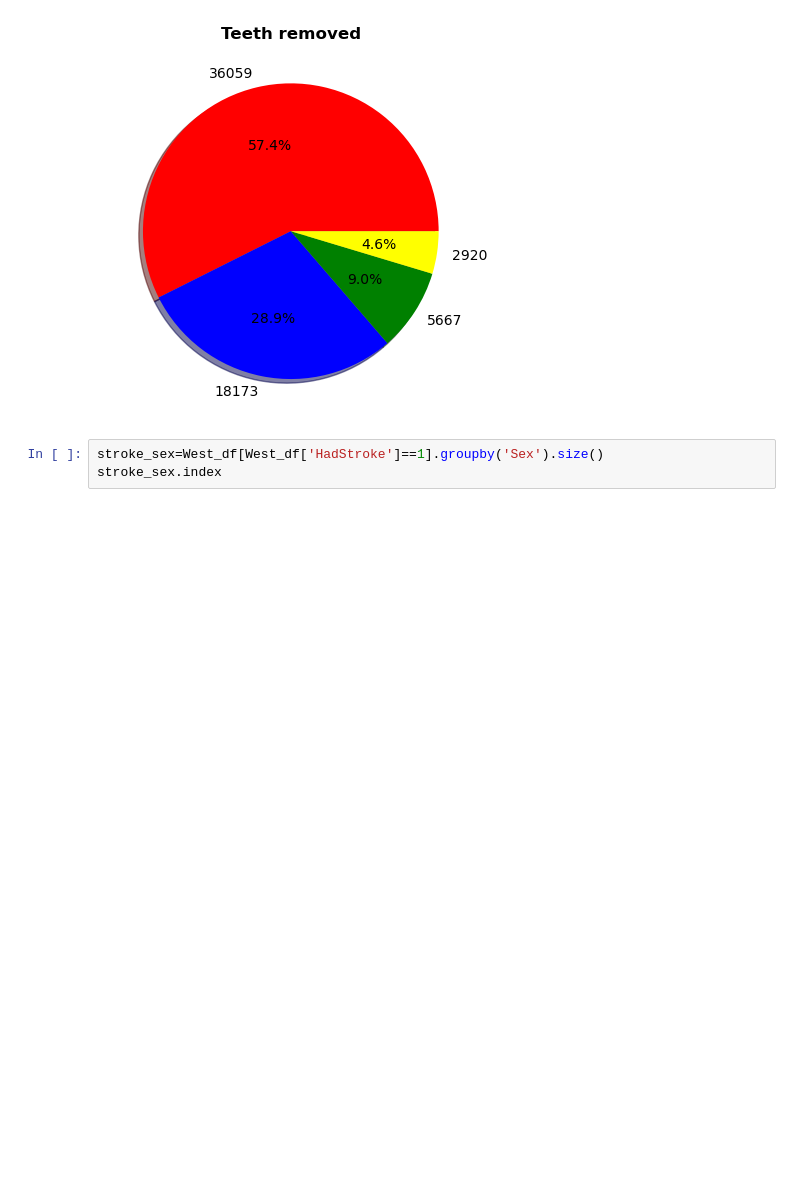
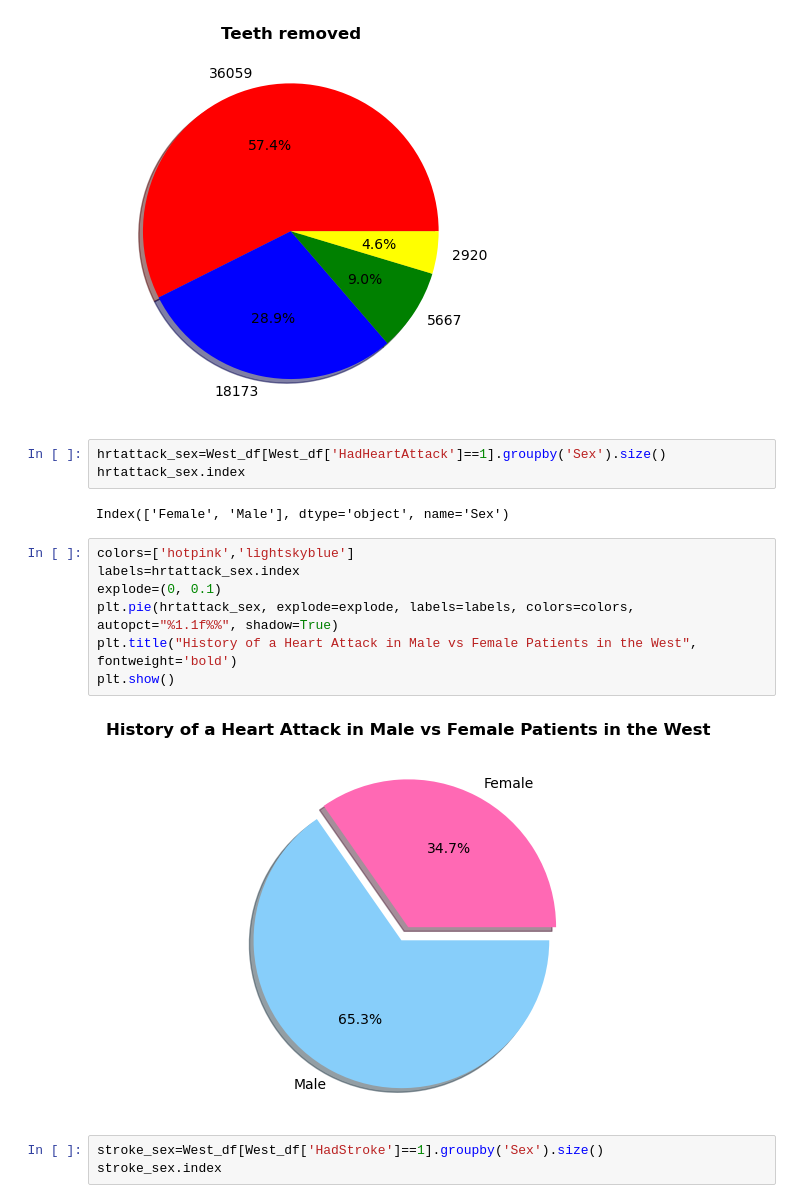
Before and after one commit to anelaherandez/Project_1_Team7, a Jupyter notebook: West.ipynb, the cells around one changed output. Drawn from its saved outputs; the diff is of its cells as text; blank space fills up the shorter version.

```diff
--- a/West.ipynb
+++ b/West.ipynb
@@ -163,6 +164,20 @@ plt.title("Teeth removed", fontweight='bold')
 plt.show()
 # %% [output]
 [figure]
+# %%
+hrtattack_sex=West_df[West_df['HadHeartAttack']==1].groupby('Sex').size()
+hrtattack_sex.index
+# %% [output]
+Index(['Female', 'Male'], dtype='object', name='Sex')
+# %%
+colors=['hotpink','lightskyblue']
+labels=hrtattack_sex.index
+explode=(0, 0.1)
+plt.pie(hrtattack_sex, explode=explode, labels=labels, colors=colors, autopct="%1.1f%%", shadow=True)
+plt.title("History of a Heart Attack in Male vs Female Patients in the West", fontweight='bold')
+plt.show()
+# %% [output]
+[figure, added]
 # %%
 stroke_sex=West_df[West_df['HadStroke']==1].groupby('Sex').size()
 stroke_sex.index
```
Also changed, not shown: parts of 2 cells of this notebook.
